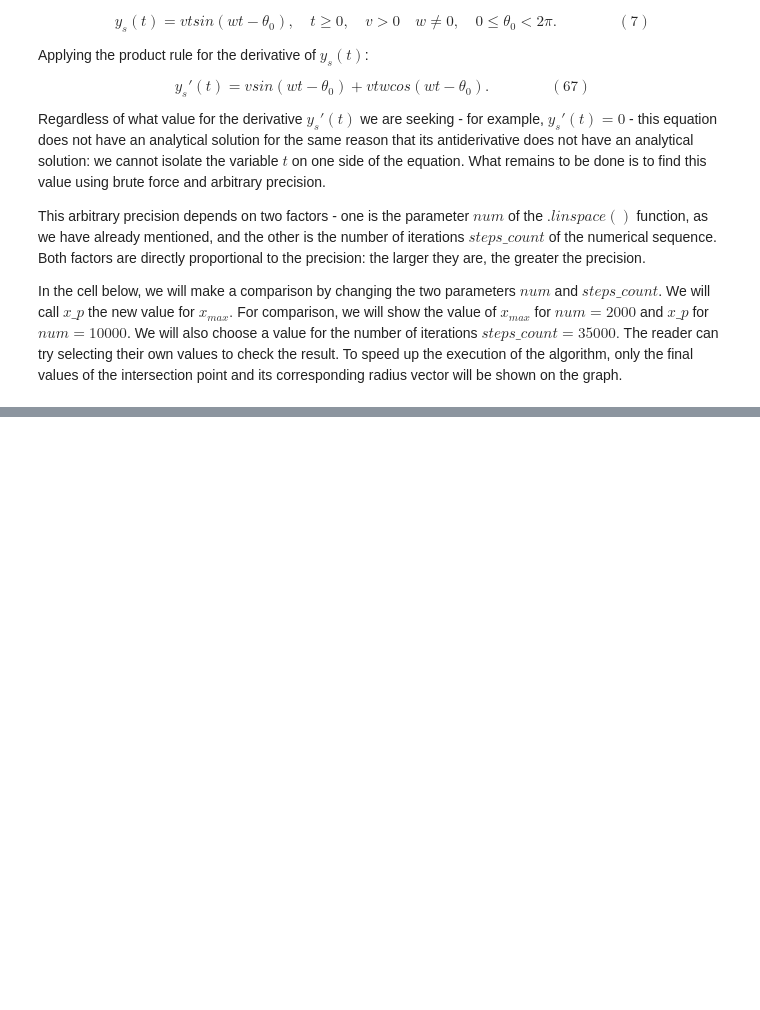
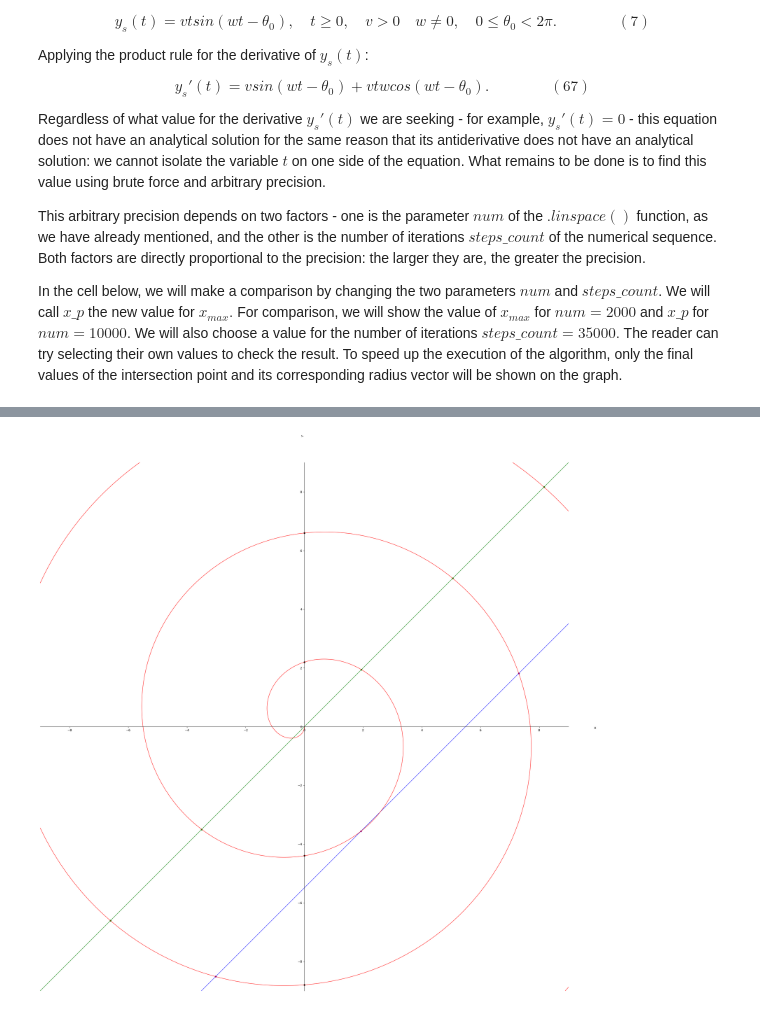
Before and after one commit to Kiril-Lazarov/Intersection-points-between-a-line-and-a-spiral, a Jupyter notebook: Intersection between a line and a spiral.ipynb, the cells around one changed output, grey strips where cells are left out. Saved outputs shown, nothing was run; the diff lists cells and outputs as text; code cells hidden in the pictures; blank space fills up the shorter version.

```diff
--- a/Intersection between a line and a spiral.ipynb
+++ b/Intersection between a line and a spiral.ipynb
@@ -656,24 +697,26 @@ plt.show()
 # %%
-# # Define line and spiral variables
+# Define line and spiral variables
 
-# factor = 1
-# a = factor *1
-# b = factor * -5.49
-# 'factor = 4'
-# 'a = 1'
-# 'b = -5.64'
-# '13.9752109'
-# '-5.53005'
-# spiral_radius_velocity = factor *0.7
-# init_spiral_angle = 3*(np.pi/2)
-# spiral_angle_velocity = -1
+factor = 1
+a = factor *1
+b = factor * -5.49
+'factor = 4'
+'a = 1'
+'b = -5.64'
+'13.9752109'
+'-5.53005'
+spiral_radius_velocity = factor *0.7
+init_spiral_angle = 3*(np.pi/2)
+spiral_angle_velocity = -1
 
-# c = 9
-# f = 10
-# plot_objects(a, b,spiral_radius_velocity, spiral_angle_velocity,
-#              init_spiral_angle,
-#              # figsize=(f, f),
-#              x_y_lim=((-c, c),(-c, c)))
+c = 9
+f = 40
+plot_objects(a, b,spiral_radius_velocity, spiral_angle_velocity,
+             init_spiral_angle,
+             figsize=(f, f),
+             x_y_lim=((-c, c),(-c, c)))
+# %% [output]
+[figure, added]
 # %%
 
 
```
Also changed, not shown: parts of 9 cells of this notebook.
